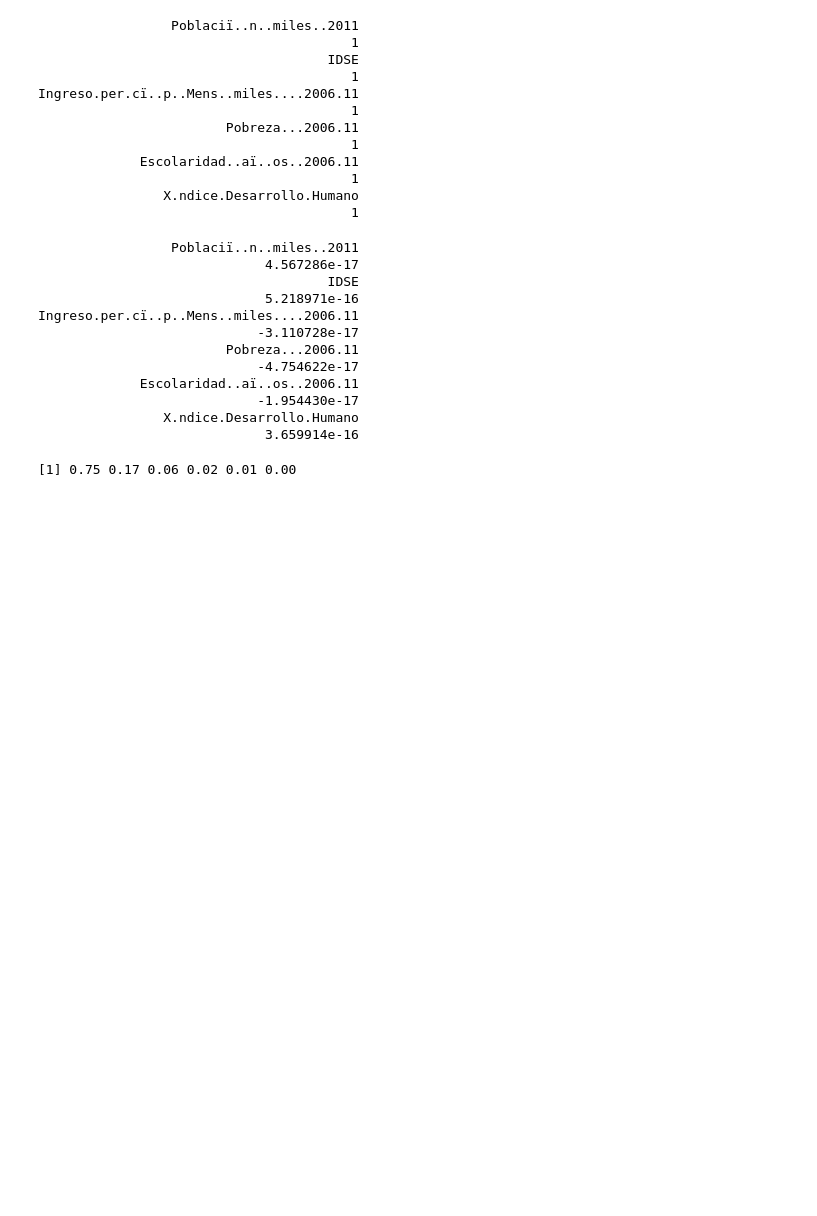
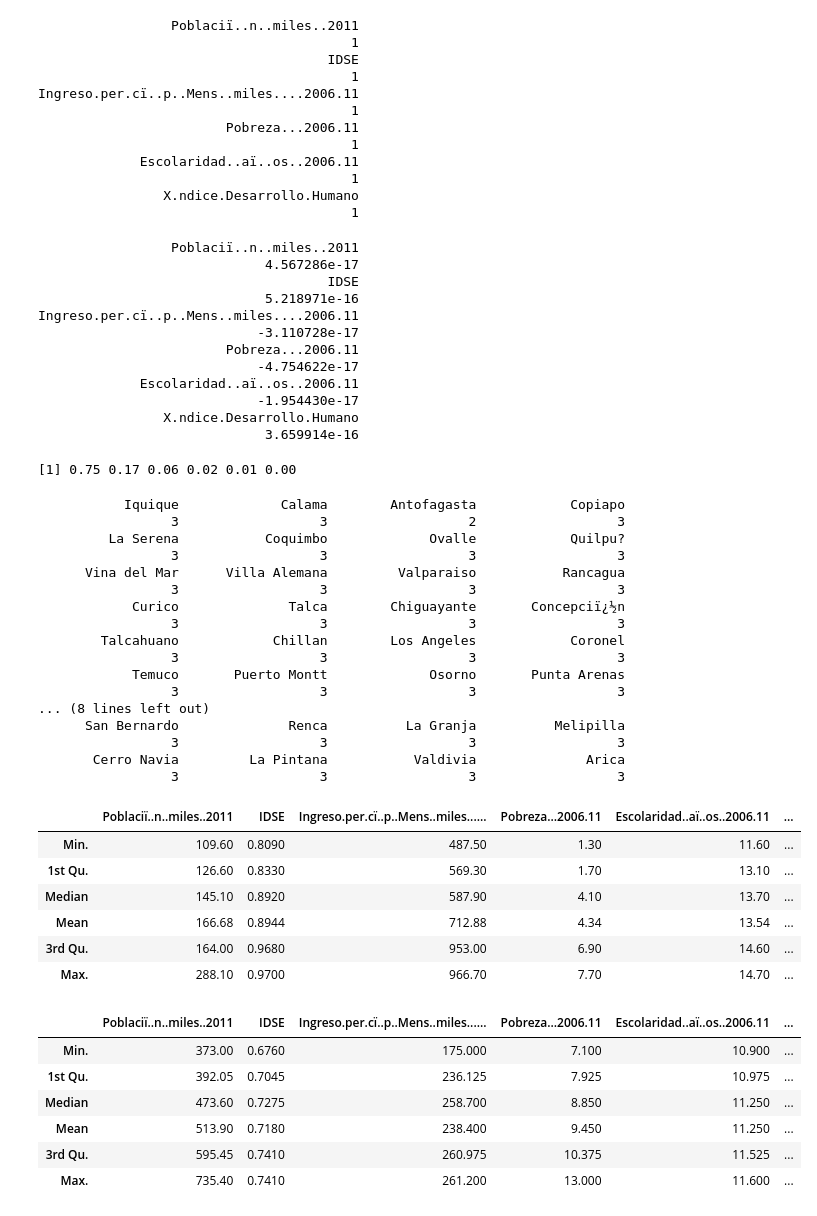
Before and after one commit to alexbgh1/INFO257_U2, a Jupyter notebook: clustering/Clustering_Notebook1.ipynb, the cells around one changed output. Cells and saved outputs as stored; diff of their text form; code cells hidden in the pictures; blank space fills up the shorter version.

```diff
--- a/clustering/Clustering_Notebook1.ipynb
+++ b/clustering/Clustering_Notebook1.ipynb
@@ -626,3 +644,42 @@ PVE <- datos.valoresPropios$values / sum(datos.valoresPropios$values)
 round(PVE, 2)
 # %% [output]
 [1] 0.75 0.17 0.06 0.02 0.01 0.00
+# %%
+#Utilizando el k optimo obtenido anteriormente:
+cl<-kmeans(datos,3,iter.max=1000,nstart=10)
+print(cl$cluster)
+apply(datos[cl$cluster==1,],2,summary)
+apply(datos[cl$cluster==2,],2,summary)
+apply(datos[cl$cluster==3,],2,summary)
+# %% [output]
+           Iquique             Calama        Antofagasta            Copiapo
+                 3                  3                  2                  3
+         La Serena           Coquimbo             Ovalle            Quilpu?
+                 3                  3                  3                  3
+      Vina del Mar      Villa Alemana         Valparaiso           Rancagua
+                 3                  3                  3                  3
+            Curico              Talca        Chiguayante       Concepciï¿½n
+                 3                  3                  3                  3
+        Talcahuano            Chillan        Los Angeles            Coronel
+                 3                  3                  3                  3
+            Temuco       Puerto Montt             Osorno       Punta Arenas
+                 3                  3                  3                  3
+... (8 lines left out)
+      San Bernardo              Renca          La Granja          Melipilla
+                 3                  3                  3                  3
+       Cerro Navia         La Pintana           Valdivia              Arica
+                 3                  3                  3                  3
+|  | Poblaciï..n..miles..2011 | IDSE | Ingreso.per.cï..p..Mens..miles...... | Pobreza...2006.11 | Escolaridad..aï..os..2006.11 | ... |
+| Min. | 109.60 | 0.8090 | 487.50 | 1.30 | 11.60 | ... |
+| 1st Qu. | 126.60 | 0.8330 | 569.30 | 1.70 | 13.10 | ... |
+| Median | 145.10 | 0.8920 | 587.90 | 4.10 | 13.70 | ... |
+| Mean | 166.68 | 0.8944 | 712.88 | 4.34 | 13.54 | ... |
+| 3rd Qu. | 164.00 | 0.9680 | 953.00 | 6.90 | 14.60 | ... |
+| Max. | 288.10 | 0.9700 | 966.70 | 7.70 | 14.70 | ... |
+|  | Poblaciï..n..miles..2011 | IDSE | Ingreso.per.cï..p..Mens..miles...... | Pobreza...2006.11 | Escolaridad..aï..os..2006.11 | ... |
+| Min. | 373.00 | 0.6760 | 175.000 | 7.100 | 10.900 | ... |
+| 1st Qu. | 392.05 | 0.7045 | 236.125 | 7.925 | 10.975 | ... |
+| Median | 473.60 | 0.7275 | 258.700 | 8.850 | 11.250 | ... |
+| Mean | 513.90 | 0.7180 | 238.400 | 9.450 | 11.250 | ... |
+| 3rd Qu. | 595.45 | 0.7410 | 260.975 | 10.375 | 11.525 | ... |
+| Max. | 735.40 | 0.7410 | 261.200 | 13.000 | 11.600 | ... |
```
Also changed, not shown: parts of 11 cells of this notebook.
